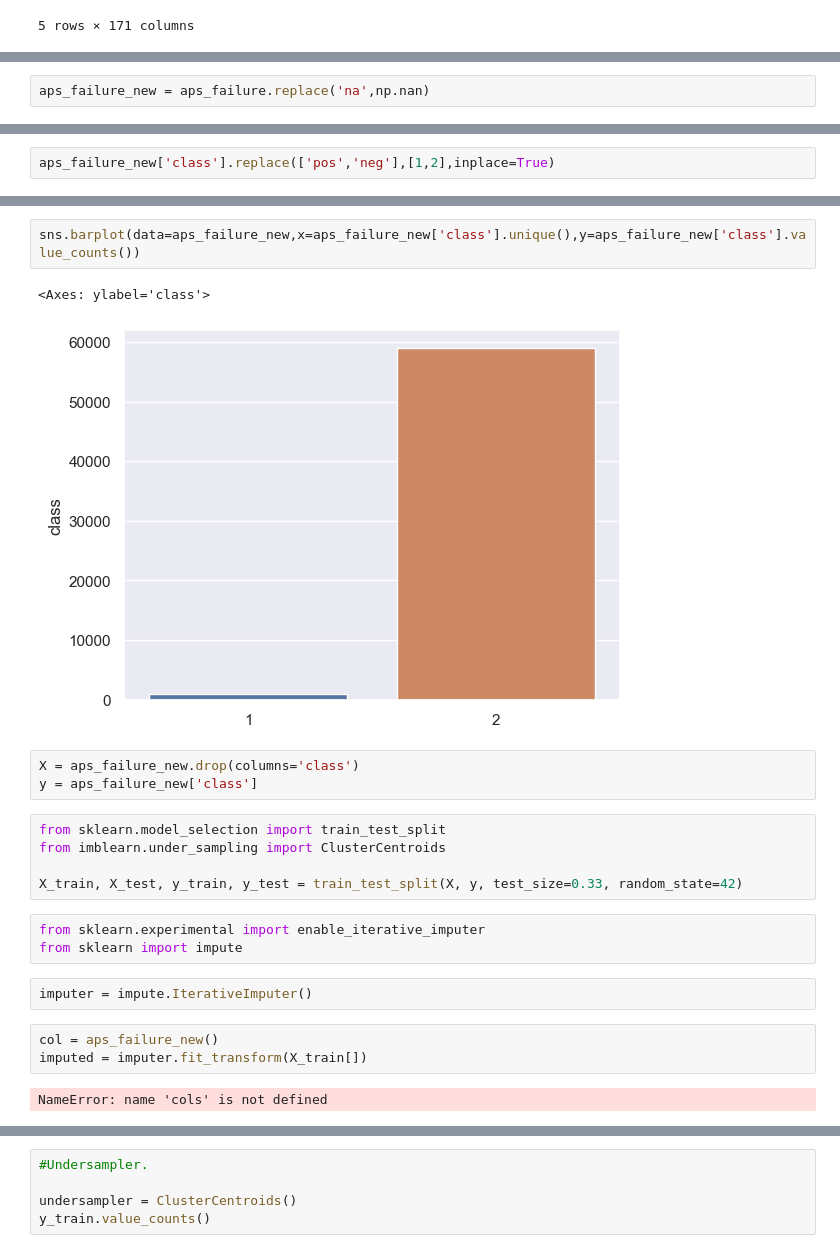
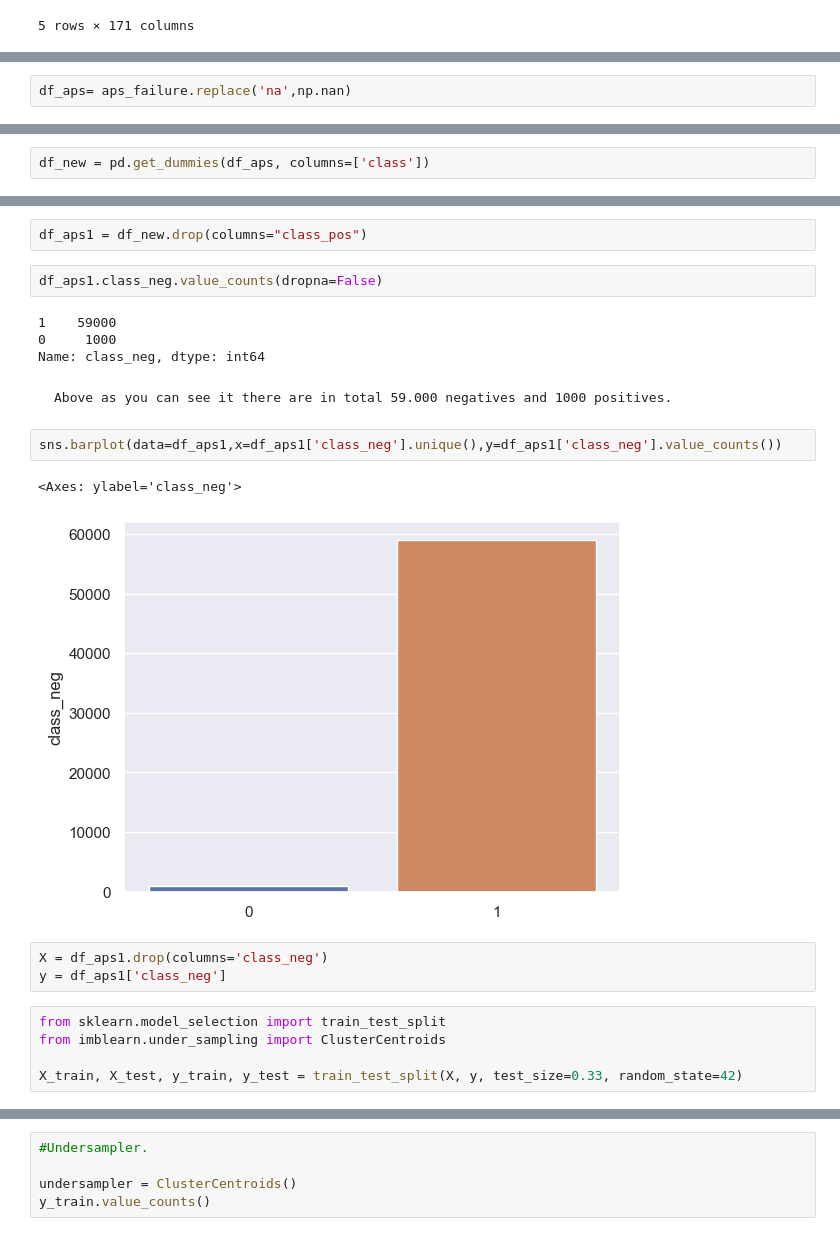
Before and after one commit to SamuelhBueno/DP_CA, a Jupyter notebook: DP_CA.ipynb, the cells around one changed output, grey strips where cells are left out. Saved outputs shown, nothing was run; the diff lists cells and outputs as text.

```diff
--- a/DP_CA.ipynb
+++ b/DP_CA.ipynb
@@ -105,3 +99,3 @@ I am going to replace any 'na' value to NaN and then I'll drop all the columns w
 # %%
-aps_failure_new = aps_failure.replace('na',np.nan)
+df_aps= aps_failure.replace('na',np.nan)
 # %%
@@ -216,2 +185,2 @@ aps_failure_new.head()
 # %%
-aps_failure_new['class'].replace(['pos','neg'],[1,2],inplace=True)
+df_new = pd.get_dummies(df_aps, columns=['class'])
@@ -233,23 +197,23 @@ We've already clean the data the decision that I made was.
+# %%
+df_aps1 = df_new.drop(columns="class_pos")
+# %%
+df_aps1.class_neg.value_counts(dropna=False)
+# %% [output]
+1    59000
+0     1000
+Name: class_neg, dtype: int64
+# %% [markdown]
+    Above as you can see it there are in total 59.000 negatives and 1000 positives.
 # %%
-sns.barplot(data=aps_failure_new,x=aps_failure_new['class'].unique(),y=aps_failure_new['class'].value_counts())
+sns.barplot(data=df_aps1,x=df_aps1['class_neg'].unique(),y=df_aps1['class_neg'].value_counts())
 # %% [output]
-<Axes: ylabel='class'>
+<Axes: ylabel='class_neg'>
-[figure, old version]
+[figure, new version]
 # %%
-X = aps_failure_new.drop(columns='class')
-y = aps_failure_new['class']
+X = df_aps1.drop(columns='class_neg')
+y = df_aps1['class_neg']
 # %%
 from sklearn.model_selection import train_test_split
 from imblearn.under_sampling import ClusterCentroids
 
 X_train, X_test, y_train, y_test = train_test_split(X, y, test_size=0.33, random_state=42)
-# %%
-from sklearn.experimental import enable_iterative_imputer
-from sklearn import impute
-# %%
-imputer = impute.IterativeImputer()
-# %%
-col = aps_failure_new()
-imputed = imputer.fit_transform(X_train[])
-# %% [output]
-NameError: name 'cols' is not defined
```
Also changed, not shown: parts of 35 cells of this notebook, 1 other file.
